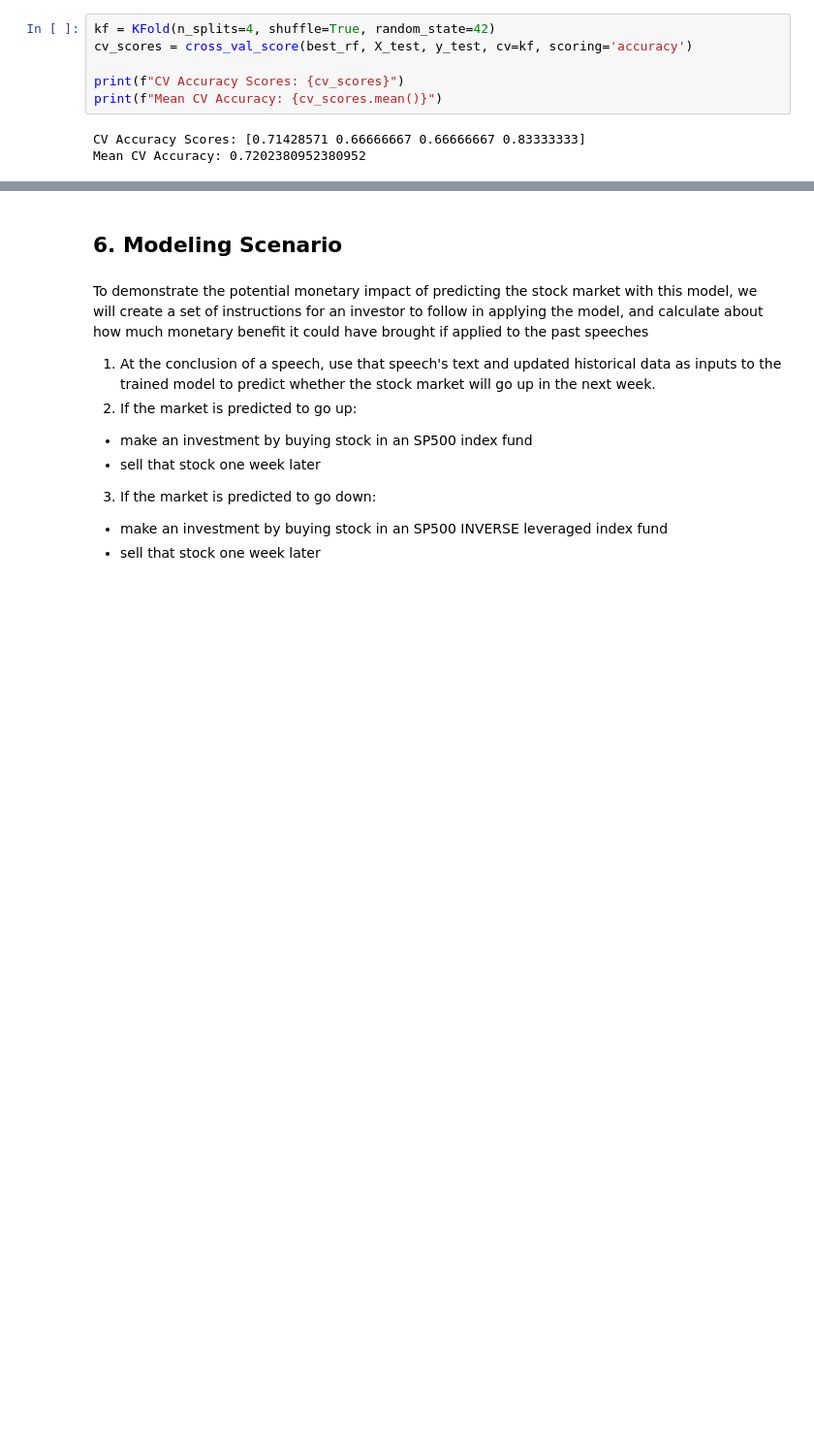
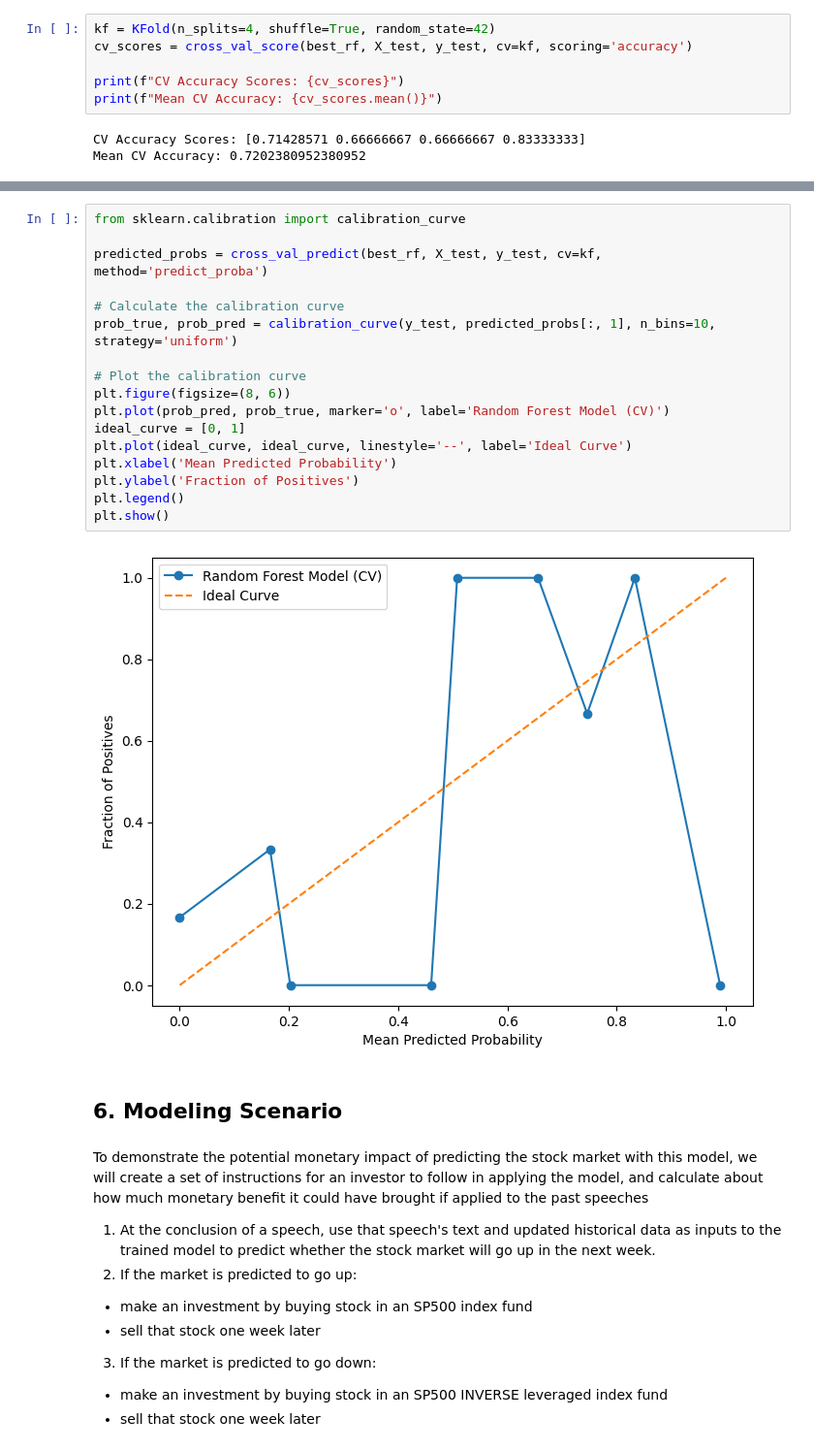
Before and after one commit to jpbaselj/J-Powell-SP500-Influence, a Jupyter notebook: 3_3_processing_modeling.ipynb, the cells around one changed output, grey strips where cells are left out. Shown at 97% size. Cells and saved outputs as stored; diff of their text form; blank space fills up the shorter version.

```diff
--- a/3_3_processing_modeling.ipynb
+++ b/3_3_processing_modeling.ipynb
@@ -675,3 +753,22 @@ ROC AUC:  0.6805555555555556
+# %%
+from sklearn.calibration import calibration_curve
+
+predicted_probs = cross_val_predict(best_rf, X_test, y_test, cv=kf, method='predict_proba')
+
+# Calculate the calibration curve
+prob_true, prob_pred = calibration_curve(y_test, predicted_probs[:, 1], n_bins=10, strategy='uniform')
+
+# Plot the calibration curve
+plt.figure(figsize=(8, 6))
+plt.plot(prob_pred, prob_true, marker='o', label='Random Forest Model (CV)')
+ideal_curve = [0, 1]
+plt.plot(ideal_curve, ideal_curve, linestyle='--', label='Ideal Curve')
+plt.xlabel('Mean Predicted Probability')
+plt.ylabel('Fraction of Positives')
+plt.legend()
+plt.show()
+# %% [output]
+[figure, added]
 # %% [markdown]
 ## 6. Modeling Scenario
 # %% [markdown]
```
Also changed, not shown: parts of 28 cells of this notebook, 4 other files.
